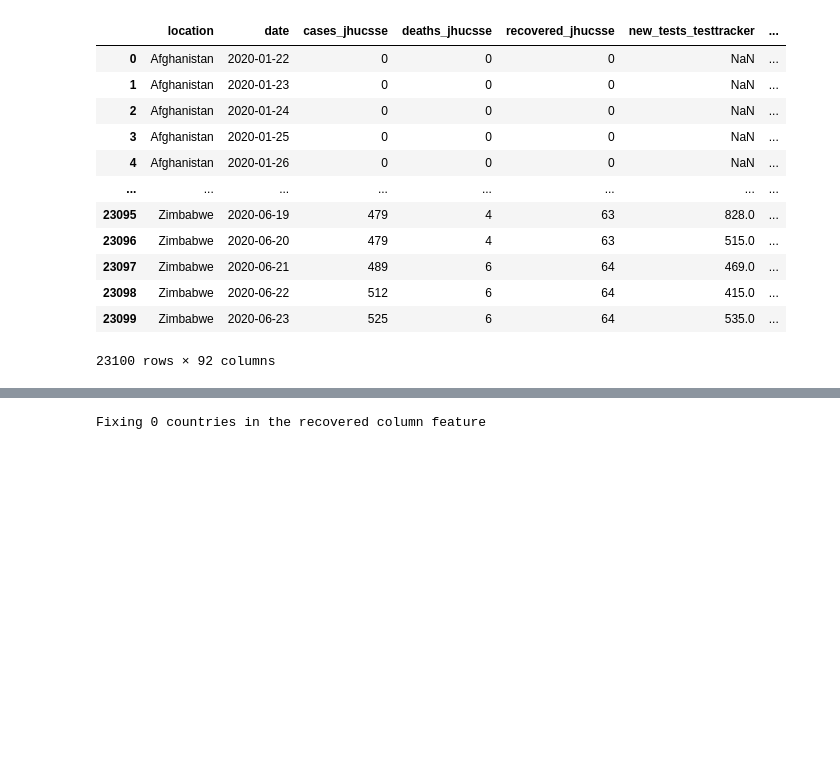
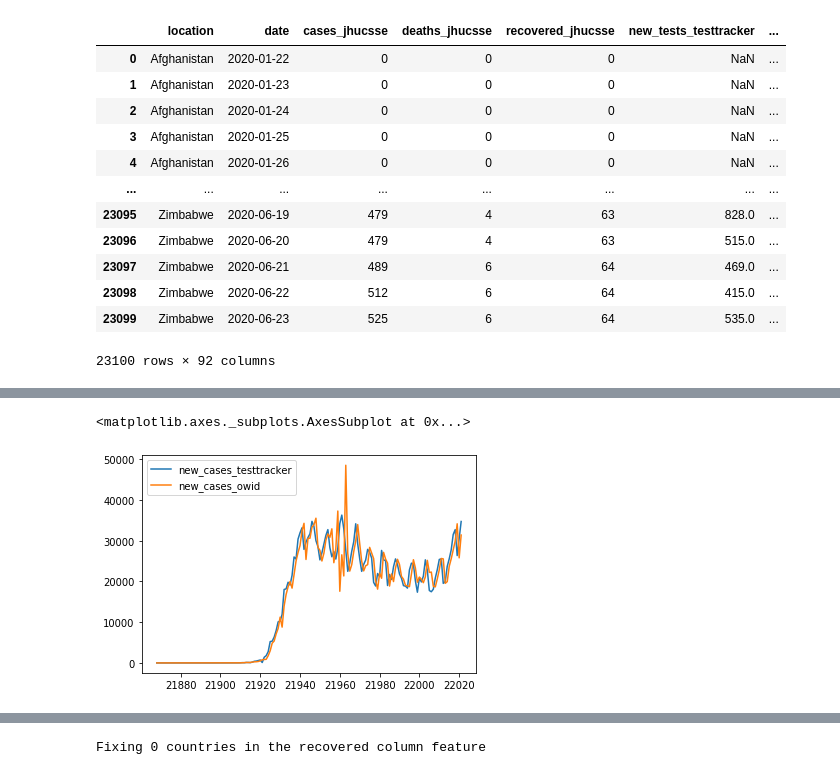
Before and after one commit to mgudorf/datsci, a Jupyter notebook: capstone2/COVID19_data_cleaning_and_exploration.ipynb, the cells around one changed output, grey strips where cells are left out. Saved outputs shown, nothing was run; the diff lists cells and outputs as text; code cells hidden in the pictures; blank space fills up the shorter version.

```diff
--- a/capstone2/COVID19_data_cleaning_and_exploration.ipynb
+++ b/capstone2/COVID19_data_cleaning_and_exploration.ipynb
@@ -808,0 +856,5 @@ eda_data.loc[eda_data.new_deaths_owid<0, 'new_deaths_owid'] = 0
+# %%
+eda_data[eda_data.location=='United States'].loc[:, column_search(eda_data,'new_cases')[:2]].plot()
+# %% [output]
+<matplotlib.axes._subplots.AxesSubplot at 0x...>
+[figure, added]
```
Also changed, not shown: parts of 15 cells of this notebook, 3 other files.
